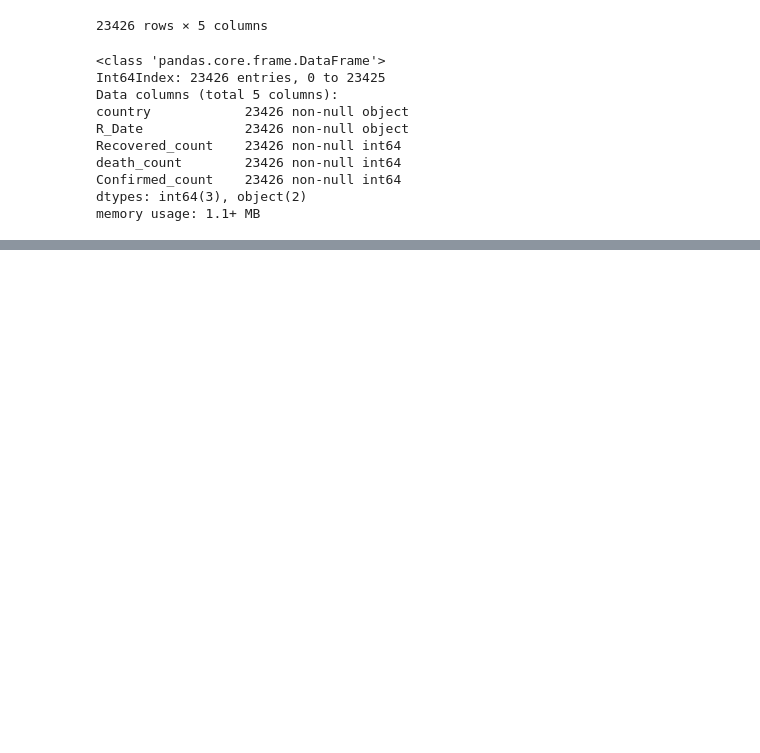
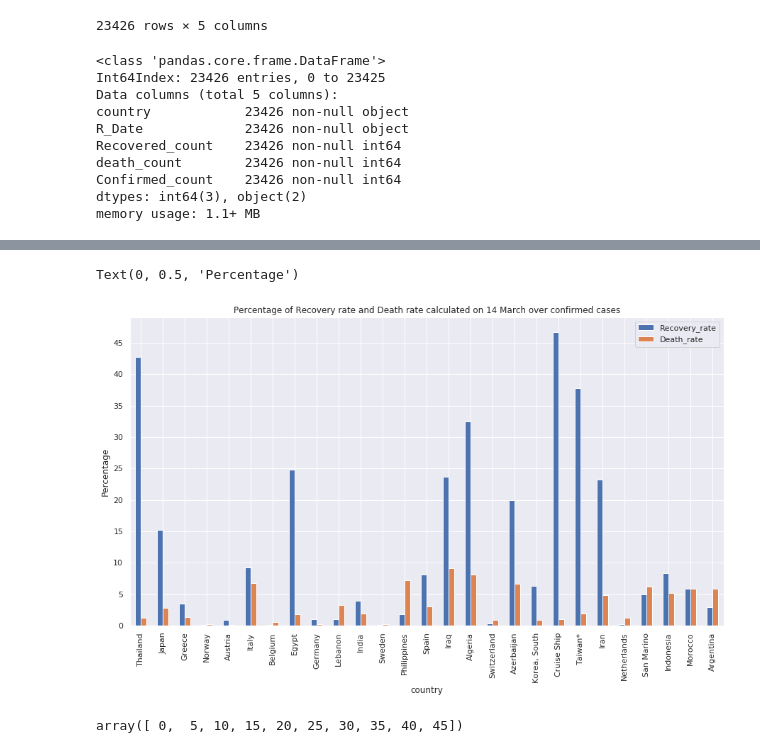
Before and after one commit to radhika1112/Real-time-COVID-19-analysis, a Jupyter notebook: COVID_19_Analysis_on_real_time_data.ipynb, the cells around one changed output, grey strips where cells are left out. Cells and saved outputs as stored; diff of their text form; code cells hidden in the pictures; blank space fills up the shorter version.

```diff
--- a/COVID_19_Analysis_on_real_time_data.ipynb
+++ b/COVID_19_Analysis_on_real_time_data.ipynb
@@ -266,0 +292,10 @@ plt.title("COVID-19 status in Italy from 23rd Feb till today", y=1.0, fontsize=2
+# %%
+rate=result.groupby(['country']).tail(1)
+# %%
+Recovery_rate = (rate["Recovered_count"] / Rates["Confirmed_count"])*100
+rate["Recovery_rate"] = Recovery_rate
+
+Death_rate= (rate["death_count"] / result["Confirmed_count"])*100
+rate["Death_rate"] = Death_rate
+# %%
+rate=rate.fillna(0)
@@ -266,0 +318,13 @@ plt.title("COVID-19 status in Italy from 23rd Feb till today", y=1.0, fontsize=2
+# %%
+rate=rate[(rate['Recovery_rate']!=0.000000) & (rate['Death_rate']!=0.000000)]
+# %%
+ax=rate.plot(x="country", y=['Recovery_rate',	'Death_rate'], kind="bar",figsize=(15,8),yticks=np.arange(0,50,5),grid=True,title='Percentage of Recovery rate and Death rate calculated on 14 March over confirmed cases')
+ax.set_ylabel("Percentage")
+# %% [output]
+Text(0, 0.5, 'Percentage')
+[figure, added]
+# %%
+import numpy as np
+np.arange(0,50,5)
+# %% [output]
+array([ 0,  5, 10, 15, 20, 25, 30, 35, 40, 45])
```
Also changed, not shown: parts of 12 cells of this notebook.
